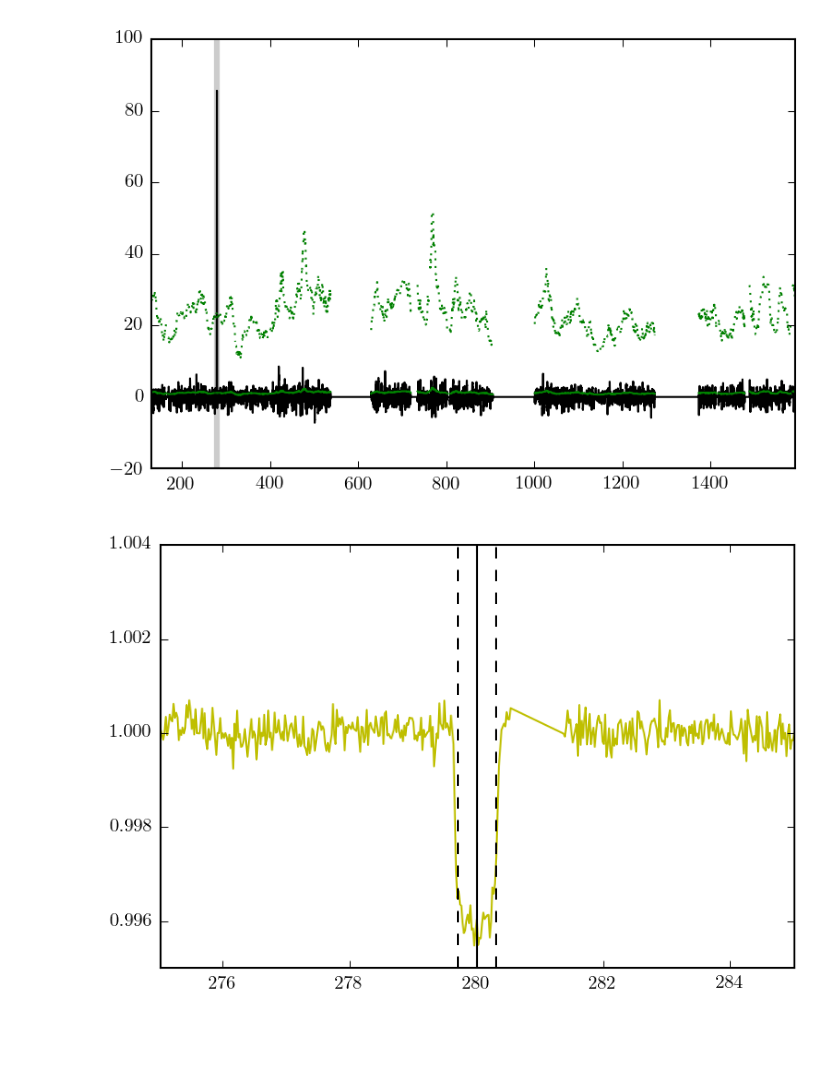
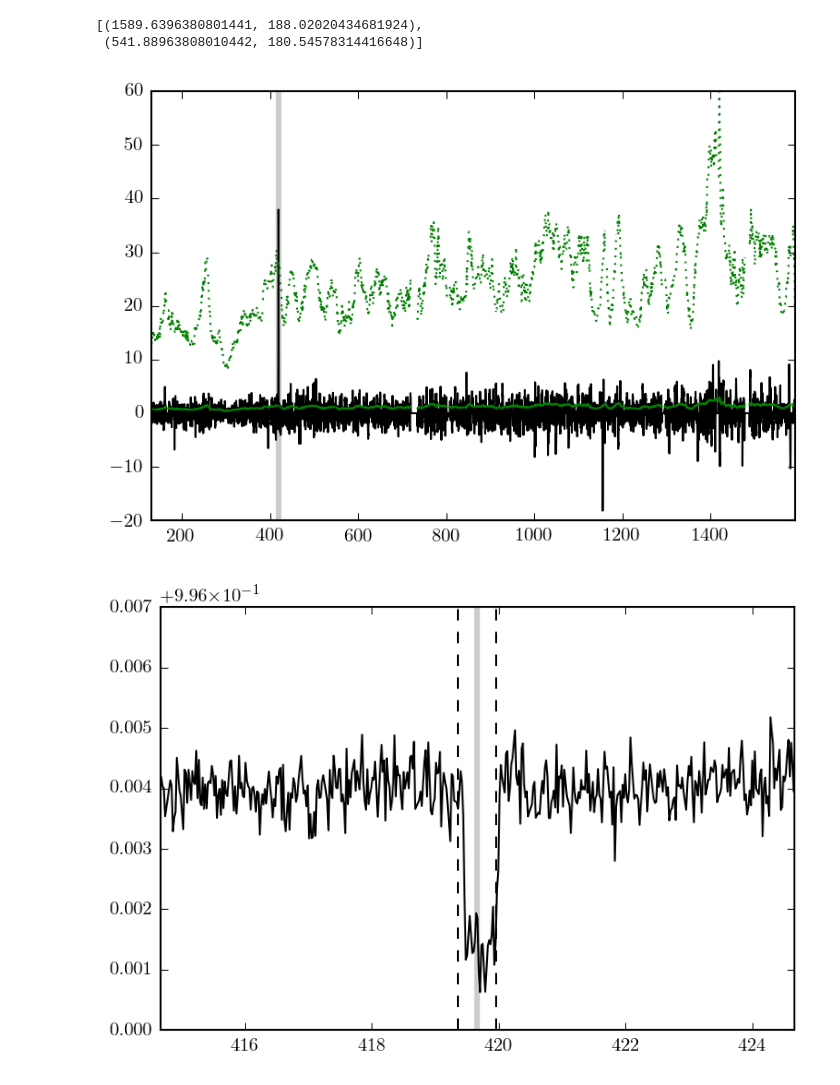
Before and after one commit to dfm/peerless, a Jupyter notebook: demo.ipynb, the cells around one changed output. Drawn from its saved outputs; the diff is of its cells as text; code cells hidden in the pictures; blank space fills up the shorter version.

```diff
--- a/demo.ipynb
+++ b/demo.ipynb
@@ -9,7 +9,7 @@ import matplotlib.pyplot as pl
 from peerless._search import search
 from peerless.data import load_light_curves_for_kic, running_median_trend
 # %%
-kicid = 3558849
+kicid = 8410697
 lcs = load_light_curves_for_kic(kicid)
 # %%
 time = np.concatenate([lc.time for lc in lcs])
@@ -38,3 +51,8 @@ noise[m] = running_median_trend(time_grid[m], np.abs(s2n[m]), 10.0)
+# %%
+peaks
+# %% [output]
+[(1589.6396380801441, 188.02020434681924),
+ (541.88963808010442, 180.54578314416648)]
 # %%
 t0 = time_grid[np.argsort(s2n)[-1]] + 0.5*tau
 # %%
@@ -44,15 +62,15 @@ pl.plot(time_grid, 20*noise, ":g")
 pl.gca().axvline(t0, color="k", lw=3, alpha=0.2)
 pl.xlim(time.min(), time.max());
 # %% [output]
-[figure, old version]
+[figure, new version]
 # %%
-[pl.plot(lc.time, lc.flux, "-") for lc in lcs]
-pl.gca().axvline(t0, color="k")
+[pl.plot(lc.time, lc.flux, "-k") for lc in lcs]
+pl.gca().axvline(t0, color="k", lw=3, alpha=0.2)
 pl.gca().axvline(t0 - 0.5*tau, color="k", ls="dashed")
 pl.gca().axvline(t0 + 0.5*tau, color="k", ls="dashed")
 pl.xlim(t0 - 5, t0 + 5);
 # %% [output]
-[figure, old version]
+[figure, new version]
 # %%
 pl.plot(time_grid+0.5*tau, s2n, "k")
 pl.plot(time_grid+0.5*tau, noise, "g")
```
Also changed, not shown: parts of 2 cells of this notebook, 1 other file.
